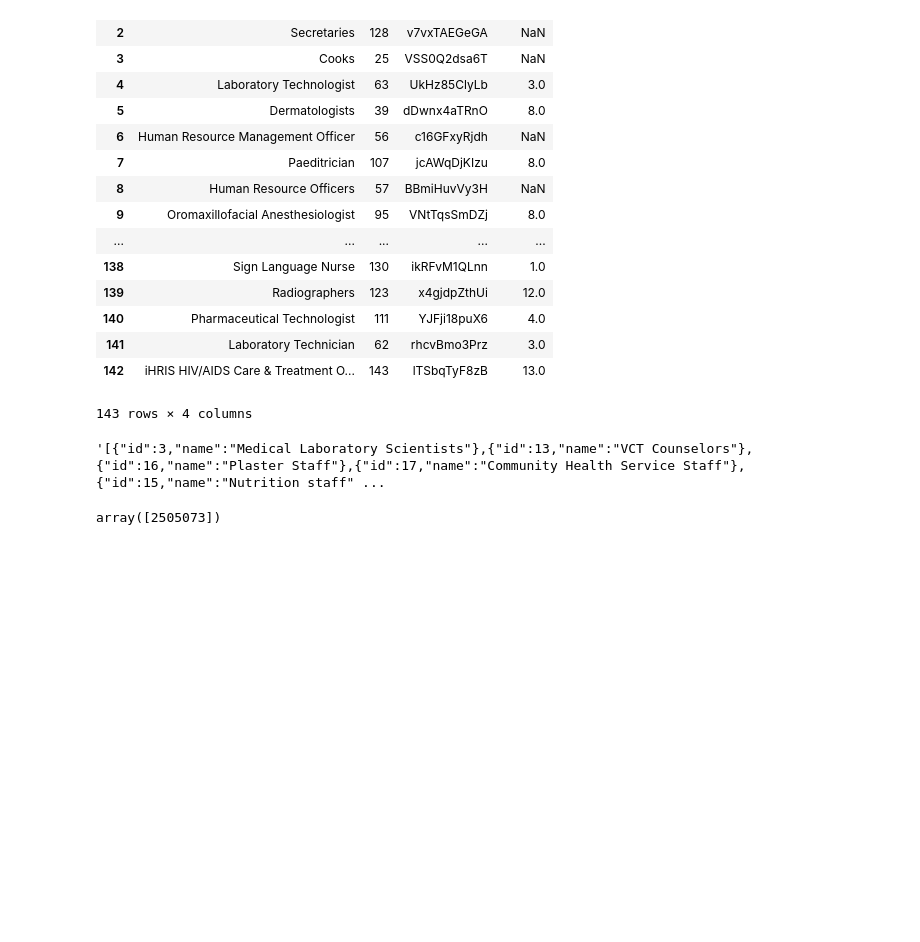
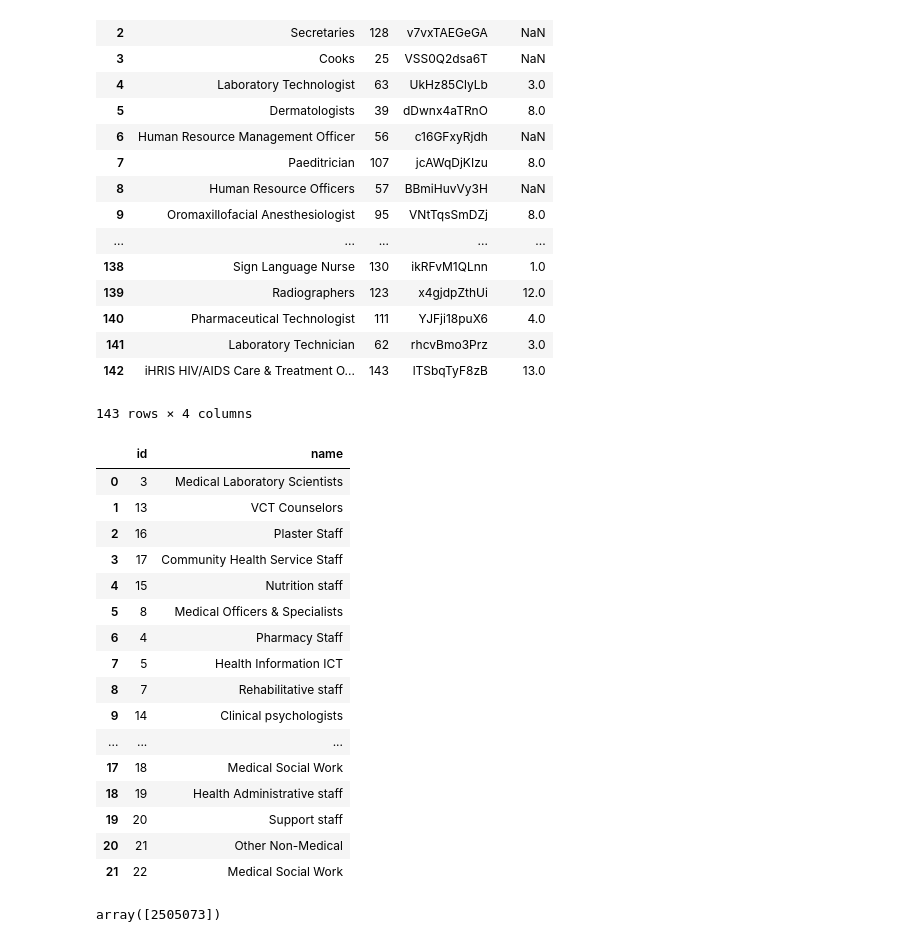
Before and after one commit to muneneevans/data-analysis-scripts, a Jupyter notebook: Final Scripts/IHRIS.ipynb, the cells around one changed output. Cells and saved outputs as stored; diff of their text form; code cells hidden in the pictures; blank space fills up the shorter version.

```diff
--- a/Final Scripts/IHRIS.ipynb
+++ b/Final Scripts/IHRIS.ipynb
@@ -139,9 +139,25 @@ def get_cadres(in_json=False):
     else:
         return all_cadres
 # %%
-get_cadres(True)
+get_cadres(False)
 # %% [output]
-'[{"id":3,"name":"Medical Laboratory Scientists"},{"id":13,"name":"VCT Counselors"},{"id":16,"name":"Plaster Staff"},{"id":17,"name":"Community Health Service Staff"},{"id":15,"name":"Nutrition staff" ...
+|  | id | name |
+| 0 | 3 | Medical Laboratory Scientists |
+| 1 | 13 | VCT Counselors |
+| 2 | 16 | Plaster Staff |
+| 3 | 17 | Community Health Service Staff |
+| 4 | 15 | Nutrition staff |
+| 5 | 8 | Medical Officers & Specialists |
+| 6 | 4 | Pharmacy Staff |
+| 7 | 5 | Health Information ICT |
+| 8 | 7 | Rehabilitative staff |
+| 9 | 14 | Clinical psychologists |
+| ... | ... | ... |
+| 17 | 18 | Medical Social Work |
+| 18 | 19 | Health Administrative staff |
+| 19 | 20 | Support staff |
+| 20 | 21 | Other Non-Medical |
+| 21 | 22 | Medical Social Work |
 # %%
 pd.read_sql('SELECT * from fact_ihris_datavalue', get_connection()).periodid.unique()
 # pd.read_sql('SELECT * from facilities_facility', get_connection())
```
Also changed, not shown: parts of 10 cells of this notebook, 4 other files.
